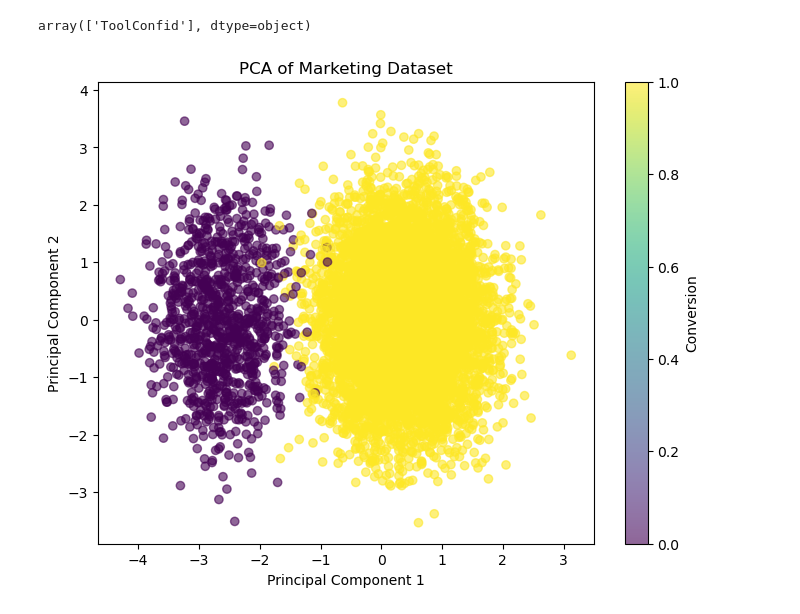
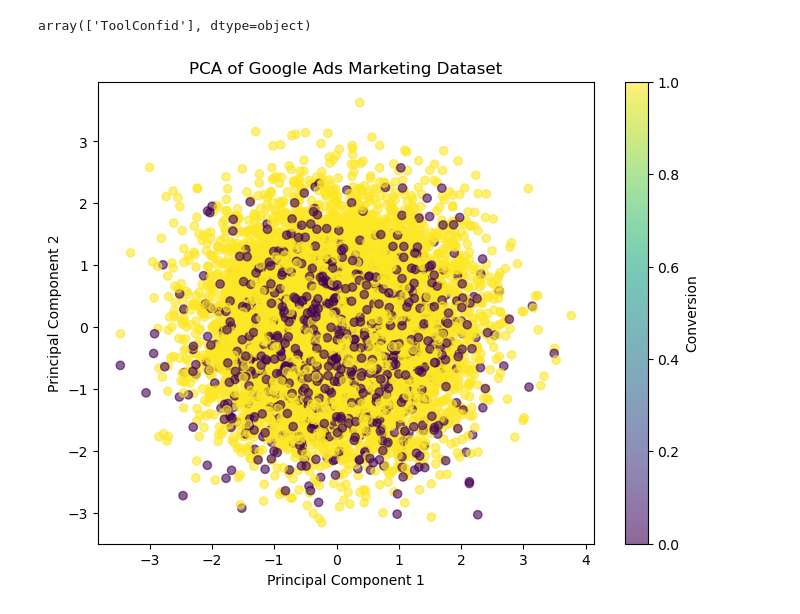
Before and after one commit to chenmichael2/MOD-B-O2, a Jupyter notebook: Milestone-4.ipynb, the cells around one changed output. Saved outputs shown, nothing was run; the diff lists cells and outputs as text; code cells hidden in the pictures.

```diff
--- a/Milestone-4.ipynb
+++ b/Milestone-4.ipynb
@@ -40,7 +44,7 @@ google["AdvertisingTool"].unique()
 # %% [output]
 array(['ToolConfid'], dtype=object)
 # %%
-X = google.select_dtypes(include="number")
+X = google.select_dtypes(include="number").drop(columns=["CustomerID", "Conversion"])
 y = google["Conversion"]
 
 scaler = StandardScaler()
@@ -51,12 +55,12 @@ X_pca = pca.fit_transform(X_scaled)
 # %%
 plt.figure(figsize=(8,6))
 plt.scatter(X_pca[:, 0], X_pca[:, 1], c=y, alpha=0.6)
 
 plt.xlabel("Principal Component 1")
 plt.ylabel("Principal Component 2")
-plt.title("PCA of Marketing Dataset")
+plt.title("PCA of Google Ads Marketing Dataset")
 plt.colorbar(label="Conversion")
 
 plt.show()
 # %% [output]
-[figure, old version]
+[figure, new version]
```
Also changed, not shown: parts of 25 cells of this notebook.
